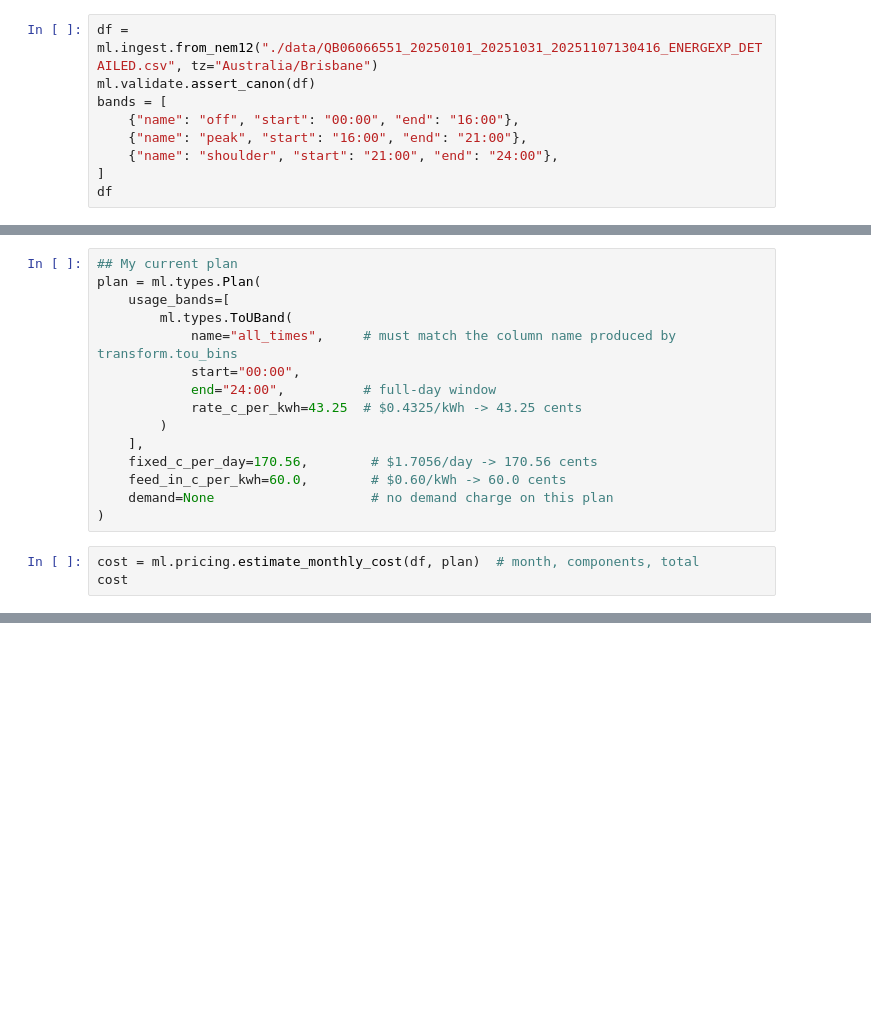
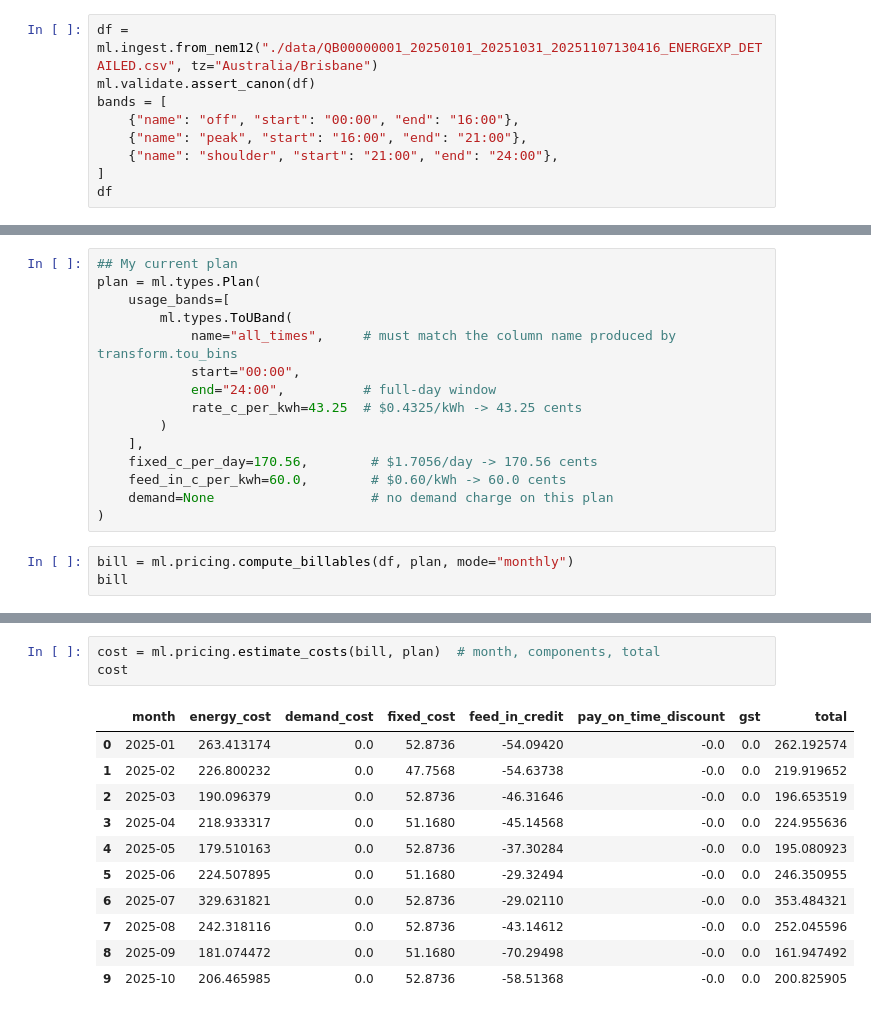
Before and after one commit to tylerharden/meterdatalogic, a Jupyter notebook: examples/test_pricing.ipynb, the cells around one changed output, grey strips where cells are left out. Saved outputs shown, nothing was run; the diff lists cells and outputs as text; blank space fills up the shorter version.

```diff
--- a/examples/test_pricing.ipynb
+++ b/examples/test_pricing.ipynb
@@ -5,6 +2,6 @@ import plotly.graph_objects as go
 import meterdatalogic as ml
 # %%
-df = ml.ingest.from_nem12("./data/QB06066551_20250101_20251031_20251107130416_ENERGEXP_DETAILED.csv", tz="Australia/Brisbane")
+df = ml.ingest.from_nem12("./data/QB00000001_20250101_20251031_20251107130416_ENERGEXP_DETAILED.csv", tz="Australia/Brisbane")
 ml.validate.assert_canon(df)
 bands = [
     {"name": "off", "start": "00:00", "end": "16:00"},
@@ -31,5 +56,5 @@ plan = ml.types.Plan(
     demand=None                    # no demand charge on this plan
 )
 # %%
-cost = ml.pricing.estimate_monthly_cost(df, plan)  # month, components, total
-cost
+bill = ml.pricing.compute_billables(df, plan, mode="monthly")
+bill
@@ -36,3 +73,18 @@ cost
+# %%
+cost = ml.pricing.estimate_costs(bill, plan)  # month, components, total
+cost
+# %% [output]
+|  | month | energy_cost | demand_cost | fixed_cost | feed_in_credit | pay_on_time_discount | gst | total |
+| 0 | 2025-01 | 263.413174 | 0.0 | 52.8736 | -54.09420 | -0.0 | 0.0 | 262.192574 |
+| 1 | 2025-02 | 226.800232 | 0.0 | 47.7568 | -54.63738 | -0.0 | 0.0 | 219.919652 |
+| 2 | 2025-03 | 190.096379 | 0.0 | 52.8736 | -46.31646 | -0.0 | 0.0 | 196.653519 |
+| 3 | 2025-04 | 218.933317 | 0.0 | 51.1680 | -45.14568 | -0.0 | 0.0 | 224.955636 |
+| 4 | 2025-05 | 179.510163 | 0.0 | 52.8736 | -37.30284 | -0.0 | 0.0 | 195.080923 |
+| 5 | 2025-06 | 224.507895 | 0.0 | 51.1680 | -29.32494 | -0.0 | 0.0 | 246.350955 |
+| 6 | 2025-07 | 329.631821 | 0.0 | 52.8736 | -29.02110 | -0.0 | 0.0 | 353.484321 |
+| 7 | 2025-08 | 242.318116 | 0.0 | 52.8736 | -43.14612 | -0.0 | 0.0 | 252.045596 |
+| 8 | 2025-09 | 181.074472 | 0.0 | 51.1680 | -70.29498 | -0.0 | 0.0 | 161.947492 |
+| 9 | 2025-10 | 206.465985 | 0.0 | 52.8736 | -58.51368 | -0.0 | 0.0 | 200.825905 |
 # %%
 cycles = [
     ("2025-03-01", "2025-03-30"),
```
Also changed, not shown: parts of 5 cells of this notebook, 4 other files.
